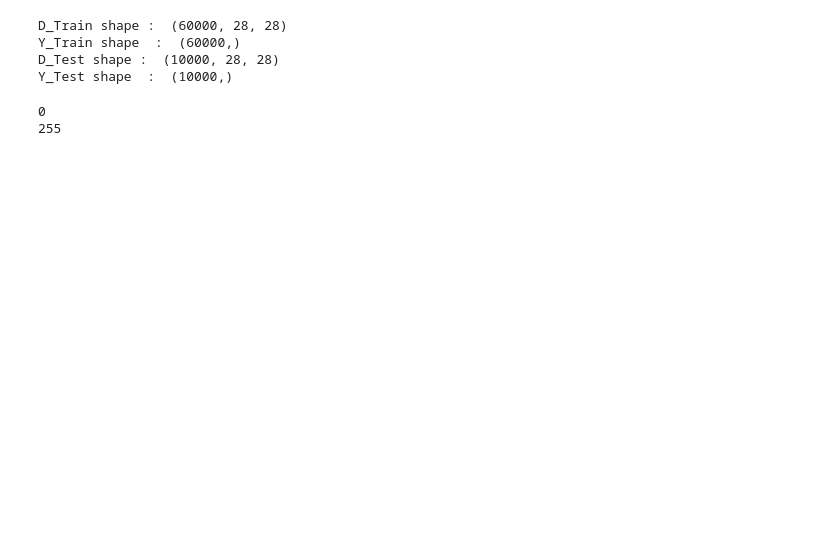
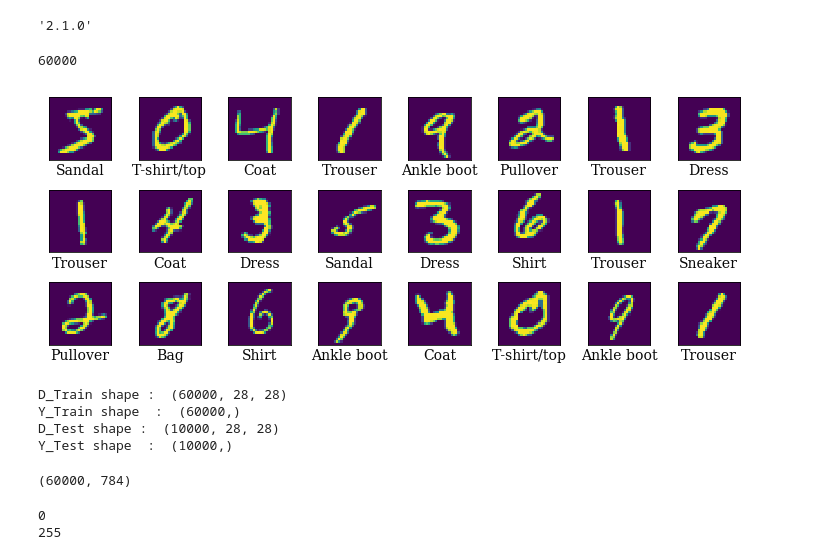
Before and after one commit to mistertandon/ng4-expert, a Jupyter notebook: dl_05_mnist.ipynb, the cells around one changed output. Cells and saved outputs as stored; diff of their text form; code cells hidden in the pictures; blank space fills up the shorter version.

```diff
--- a/dl_05_mnist.ipynb
+++ b/dl_05_mnist.ipynb
@@ -4,6 +7,10 @@ import numpy as np
 np.random.seed(42)
 # %%
 import tensorflow as tf
+# %%
+tf.__version__
+# %% [output]
+'2.1.0'
 # %%
 from tensorflow.keras.datasets import mnist
 from tensorflow.keras.models import Sequential
@@ -12,6 +19,30 @@ from tensorflow.keras.utils import to_categorical
 from tensorflow.keras.optimizers import Adam
 # %%
 (D_Train, Y_Train), (D_Test, Y_Test) = mnist.load_data()
+# %%
+len(D_Train)
+# %% [output]
+60000
+# %%
+class_names = ['T-shirt/top', 'Trouser', 'Pullover', 'Dress', 'Coat',
+               'Sandal', 'Shirt', 'Sneaker', 'Bag', 'Ankle boot']
+# %%
+font_dict_params = {'family': 'serif', 'color': '#080808', 'weight': 'normal', 'size': 14}
+figure_inst_i = plt.figure(figsize = (10, 4))
+for i in range(24):
+
+    plt.subplot(3, 8, i+1)
+    plt.imshow(D_Train[i])
+    plt.xticks([])
+    plt.yticks([])
+
+    xlabel = class_names[Y_Train[i]]
+    plt.xlabel(xlabel, fontdict = font_dict_params)
+    plt.grid(True)
+
+figure_inst_i.tight_layout()
+# %% [output]
+[figure, added]
 # %%
 print('D_Train shape : ', D_Train.shape)
 print('Y_Train shape  : ', Y_Train.shape)
@@ -25,0 +61,4 @@ Y_Test shape  :  (10000,)
+# %%
+d_train_raw.shape
+# %% [output]
+(60000, 784)
```
Also changed, not shown: parts of 17 cells of this notebook, 1 other file.
